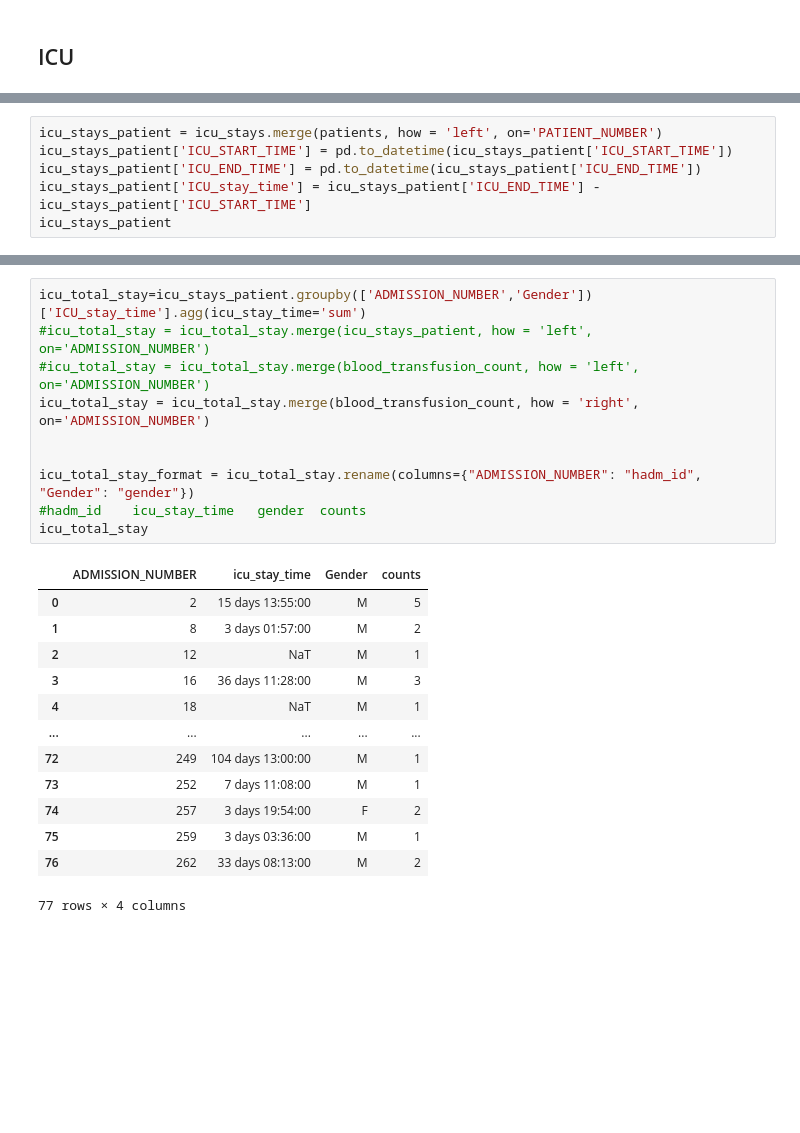
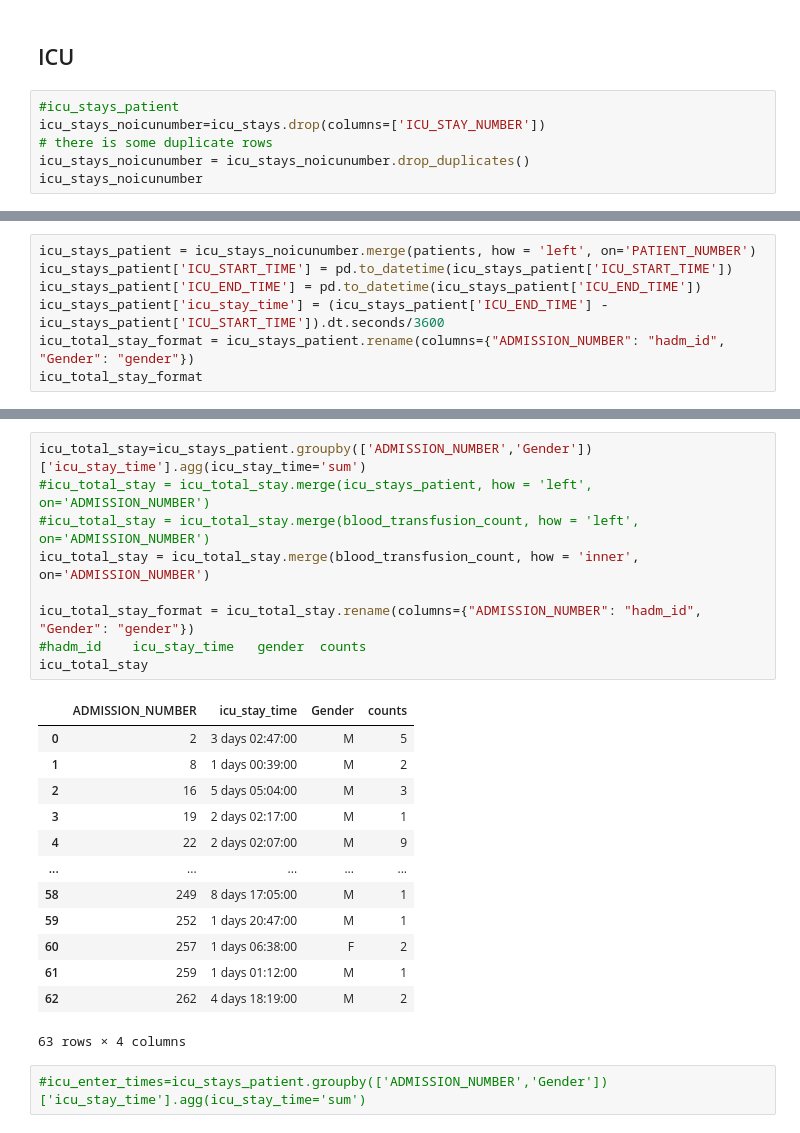
Before and after one commit to lily214754/MIMIC, a Jupyter notebook: EDA/MIMIC_EDA.ipynb, the cells around one changed output, grey strips where cells are left out. Saved outputs shown, nothing was run; the diff lists cells and outputs as text; blank space fills up the shorter version.

```diff
--- a/EDA/EDA整理.ipynb
+++ b/EDA/MIMIC_EDA.ipynb
@@ -1115,3 +1118,9 @@ boxplot_bloodtransfusion_counts(blood_transfusion_count_format,"EPIC")
 ### Hemoglobin
 # %% [markdown]
 ## ICU
+# %%
+#icu_stays_patient
+icu_stays_noicunumber=icu_stays.drop(columns=['ICU_STAY_NUMBER'])
+# there is some duplicate rows
+icu_stays_noicunumber = icu_stays_noicunumber.drop_duplicates()
+icu_stays_noicunumber
@@ -1118,7 +1141,8 @@ boxplot_bloodtransfusion_counts(blood_transfusion_count_format,"EPIC")
 # %%
-icu_stays_patient = icu_stays.merge(patients, how = 'left', on='PATIENT_NUMBER')
+icu_stays_patient = icu_stays_noicunumber.merge(patients, how = 'left', on='PATIENT_NUMBER')
 icu_stays_patient['ICU_START_TIME'] = pd.to_datetime(icu_stays_patient['ICU_START_TIME'])
 icu_stays_patient['ICU_END_TIME'] = pd.to_datetime(icu_stays_patient['ICU_END_TIME'])
-icu_stays_patient['ICU_stay_time'] = icu_stays_patient['ICU_END_TIME'] - icu_stays_patient['ICU_START_TIME']
-icu_stays_patient
+icu_stays_patient['icu_stay_time'] = (icu_stays_patient['ICU_END_TIME'] - icu_stays_patient['ICU_START_TIME']).dt.seconds/3600
+icu_total_stay_format = icu_stays_patient.rename(columns={"ADMISSION_NUMBER": "hadm_id", "Gender": "gender"})
+icu_total_stay_format
 # %% [output]
@@ -1138,26 +1227,25 @@ icu_stays_patient
 # %%
-icu_total_stay=icu_stays_patient.groupby(['ADMISSION_NUMBER','Gender'])['ICU_stay_time'].agg(icu_stay_time='sum')
+icu_total_stay=icu_stays_patient.groupby(['ADMISSION_NUMBER','Gender'])['icu_stay_time'].agg(icu_stay_time='sum')
 #icu_total_stay = icu_total_stay.merge(icu_stays_patient, how = 'left', on='ADMISSION_NUMBER')
 #icu_total_stay = icu_total_stay.merge(blood_transfusion_count, how = 'left', on='ADMISSION_NUMBER')
-icu_total_stay = icu_total_stay.merge(blood_transfusion_count, how = 'right', on='ADMISSION_NUMBER')
-
+icu_total_stay = icu_total_stay.merge(blood_transfusion_count, how = 'inner', on='ADMISSION_NUMBER')
 
 icu_total_stay_format = icu_total_stay.rename(columns={"ADMISSION_NUMBER": "hadm_id", "Gender": "gender"})
 #hadm_id	icu_stay_time	gender	counts
 icu_total_stay
 # %% [output]
 |  | ADMISSION_NUMBER | icu_stay_time | Gender | counts |
-| 0 | 2 | 15 days 13:55:00 | M | 5 |
-| 1 | 8 | 3 days 01:57:00 | M | 2 |
-| 2 | 12 | NaT | M | 1 |
-| 3 | 16 | 36 days 11:28:00 | M | 3 |
-| 4 | 18 | NaT | M | 1 |
+| 0 | 2 | 3 days 02:47:00 | M | 5 |
+| 1 | 8 | 1 days 00:39:00 | M | 2 |
+| 2 | 16 | 5 days 05:04:00 | M | 3 |
+| 3 | 19 | 2 days 02:17:00 | M | 1 |
+| 4 | 22 | 2 days 02:07:00 | M | 9 |
 | ... | ... | ... | ... | ... |
-| 72 | 249 | 104 days 13:00:00 | M | 1 |
-| 73 | 252 | 7 days 11:08:00 | M | 1 |
-| 74 | 257 | 3 days 19:54:00 | F | 2 |
-| 75 | 259 | 3 days 03:36:00 | M | 1 |
-| 76 | 262 | 33 days 08:13:00 | M | 2 |
+| 58 | 249 | 8 days 17:05:00 | M | 1 |
+| 59 | 252 | 1 days 20:47:00 | M | 1 |
+| 60 | 257 | 1 days 06:38:00 | F | 2 |
+| 61 | 259 | 1 days 01:12:00 | M | 1 |
+| 62 | 262 | 4 days 18:19:00 | M | 2 |
-77 rows × 4 columns
+63 rows × 4 columns
-# %% [markdown]
-##
+# %%
+#icu_enter_times=icu_stays_patient.groupby(['ADMISSION_NUMBER','Gender'])['icu_stay_time'].agg(icu_stay_time='sum')
```
Also changed, not shown: parts of 13 cells of this notebook, 11 other files.
